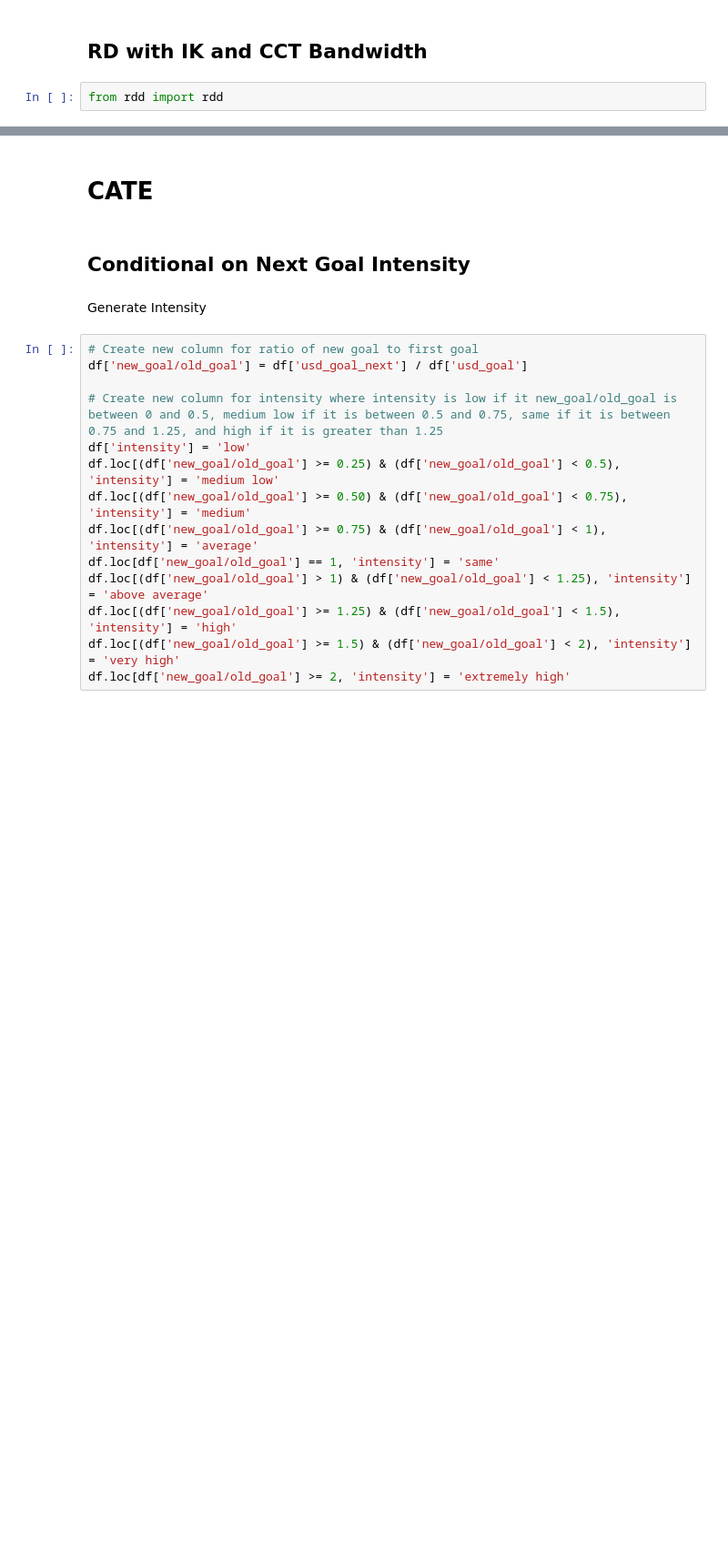
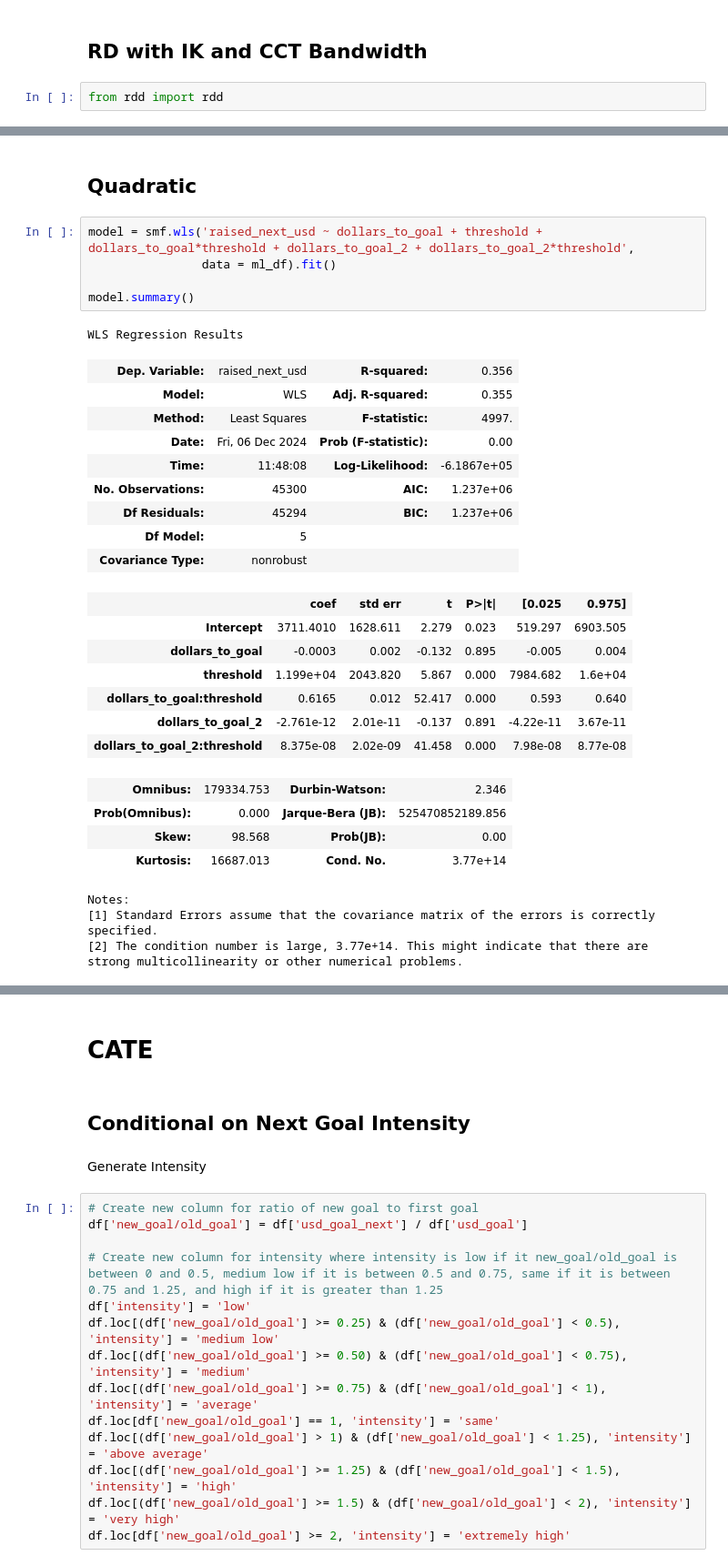
Before and after one commit to sahilpatil98/kickstarter-JMP, a Jupyter notebook: data-analysis/next_project_discontinuity_analysis.ipynb, the cells around one changed output, grey strips where cells are left out. Shown: that part at 91% size. Cells and saved outputs as stored; diff of their text form; blank space fills up the shorter version.

```diff
--- a/data-analysis/next_project_discontinuity_analysis.ipynb
+++ b/data-analysis/next_project_discontinuity_analysis.ipynb
@@ -513,0 +626,33 @@ After Cutoff Data Shape: (10414, 153)
+# %% [markdown]
+## Quadratic
+# %%
+model = smf.wls('raised_next_usd ~ dollars_to_goal + threshold + dollars_to_goal*threshold + dollars_to_goal_2 + dollars_to_goal_2*threshold',
+                data = ml_df).fit()
+
+model.summary()
+# %% [output]
+WLS Regression Results
+| Dep. Variable: | raised_next_usd | R-squared: | 0.356 |
+| Model: | WLS | Adj. R-squared: | 0.355 |
+| Method: | Least Squares | F-statistic: | 4997. |
+| Date: | Fri, 06 Dec 2024 | Prob (F-statistic): | 0.00 |
+| Time: | 11:48:08 | Log-Likelihood: | -6.1867e+05 |
+| No. Observations: | 45300 | AIC: | 1.237e+06 |
+| Df Residuals: | 45294 | BIC: | 1.237e+06 |
+| Df Model: | 5 |  |  |
+| Covariance Type: | nonrobust |  |  |
+|  | coef | std err | t | P>|t| | [0.025 | 0.975] |
+| Intercept | 3711.4010 | 1628.611 | 2.279 | 0.023 | 519.297 | 6903.505 |
+| dollars_to_goal | -0.0003 | 0.002 | -0.132 | 0.895 | -0.005 | 0.004 |
+| threshold | 1.199e+04 | 2043.820 | 5.867 | 0.000 | 7984.682 | 1.6e+04 |
+| dollars_to_goal:threshold | 0.6165 | 0.012 | 52.417 | 0.000 | 0.593 | 0.640 |
+| dollars_to_goal_2 | -2.761e-12 | 2.01e-11 | -0.137 | 0.891 | -4.22e-11 | 3.67e-11 |
+| dollars_to_goal_2:threshold | 8.375e-08 | 2.02e-09 | 41.458 | 0.000 | 7.98e-08 | 8.77e-08 |
+| Omnibus: | 179334.753 | Durbin-Watson: | 2.346 |
+| Prob(Omnibus): | 0.000 | Jarque-Bera (JB): | 525470852189.856 |
+| Skew: | 98.568 | Prob(JB): | 0.00 |
+| Kurtosis: | 16687.013 | Cond. No. | 3.77e+14 |
+Notes:
+[1] Standard Errors assume that the covariance matrix of the errors is correctly specified.
+[2] The condition number is large, 3.77e+14. This might indicate that there are
+strong multicollinearity or other numerical problems.
```
Also changed, not shown: parts of 48 cells of this notebook, 2 other files.
